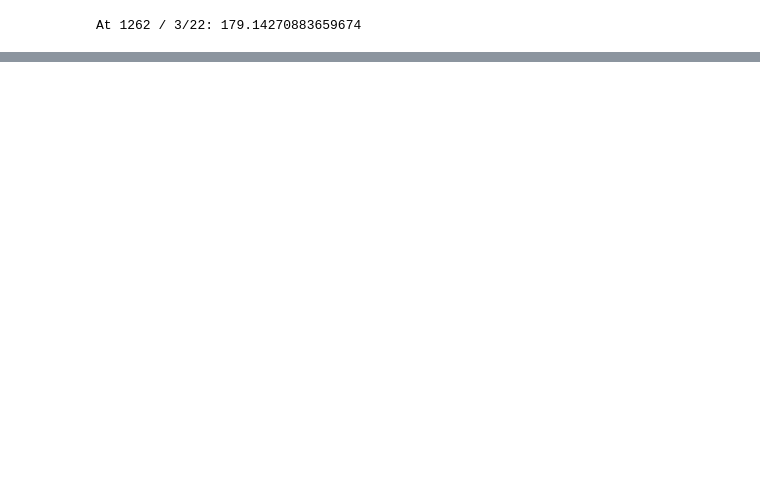
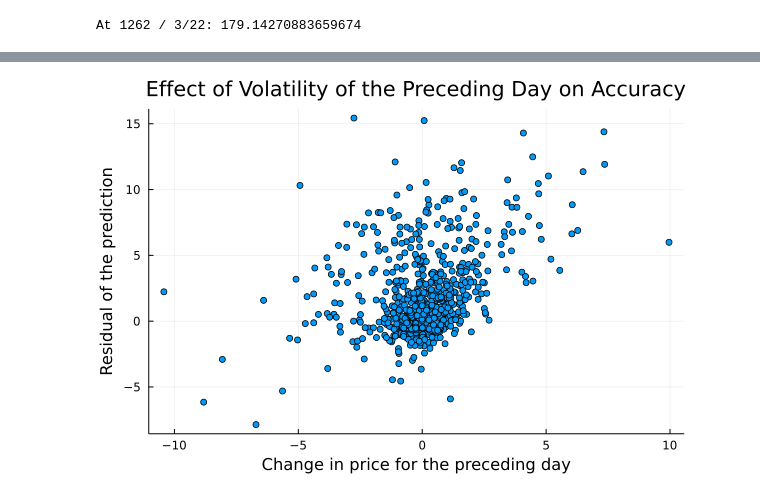
Before and after one commit to CharlieUlrich/Cot4501-Project, a Jupyter notebook: Stonks.ipynb, the cells around one changed output, grey strips where cells are left out. Cells and saved outputs as stored; diff of their text form; code cells hidden in the pictures; blank space fills up the shorter version.

```diff
--- a/Stonks.ipynb
+++ b/Stonks.ipynb
@@ -85,0 +164,4 @@ At 1262 / 3/22: 164.85953223945515
+# %%
+plot(aapl[2:999, 6] - aapl[1:998, 6], predicted[3:1000] - aapl[3:1000, 6], seriestype = :scatter, legend = false, xlabel = "Change in price for the preceding day", ylabel = "Residual of the prediction", title = "Effect of Volatility of the Preceding Day on Accuracy")
+# %% [output]
+[figure, added]
```
Also changed, not shown: parts of 23 cells of this notebook.
